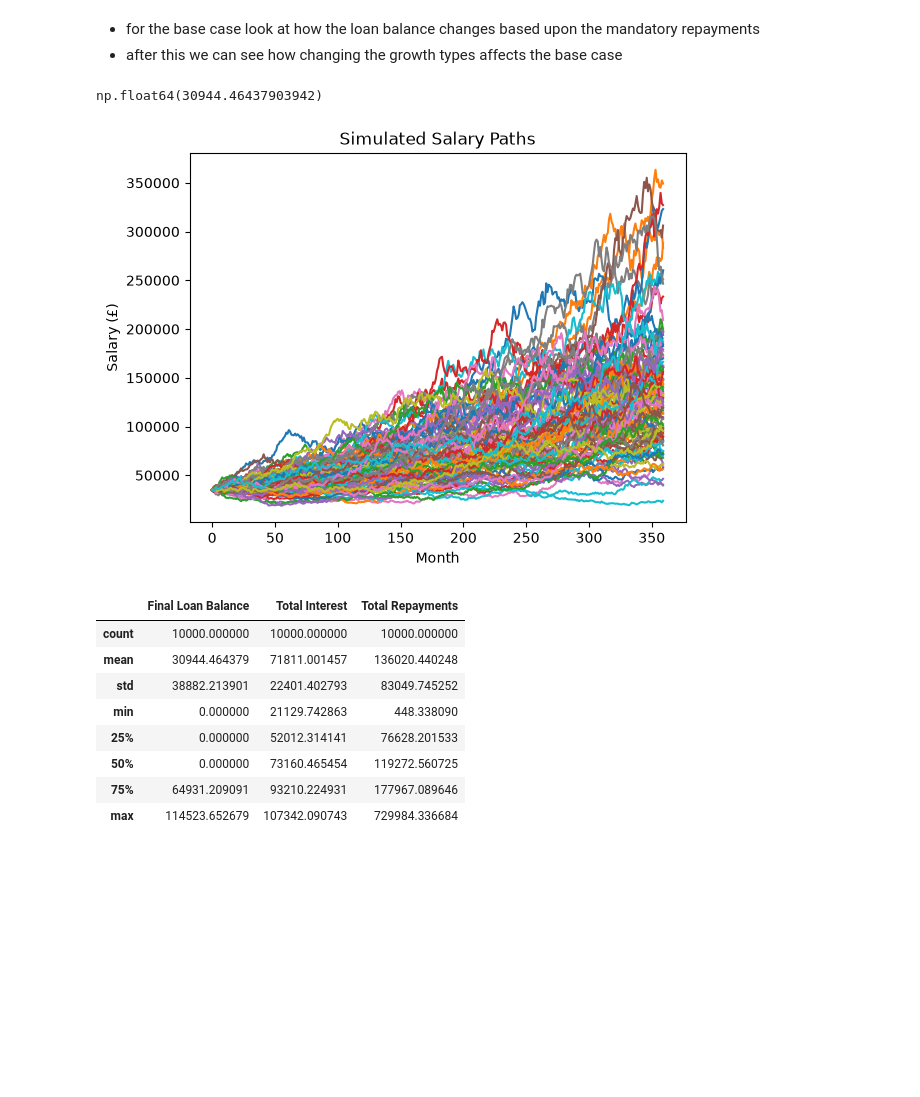
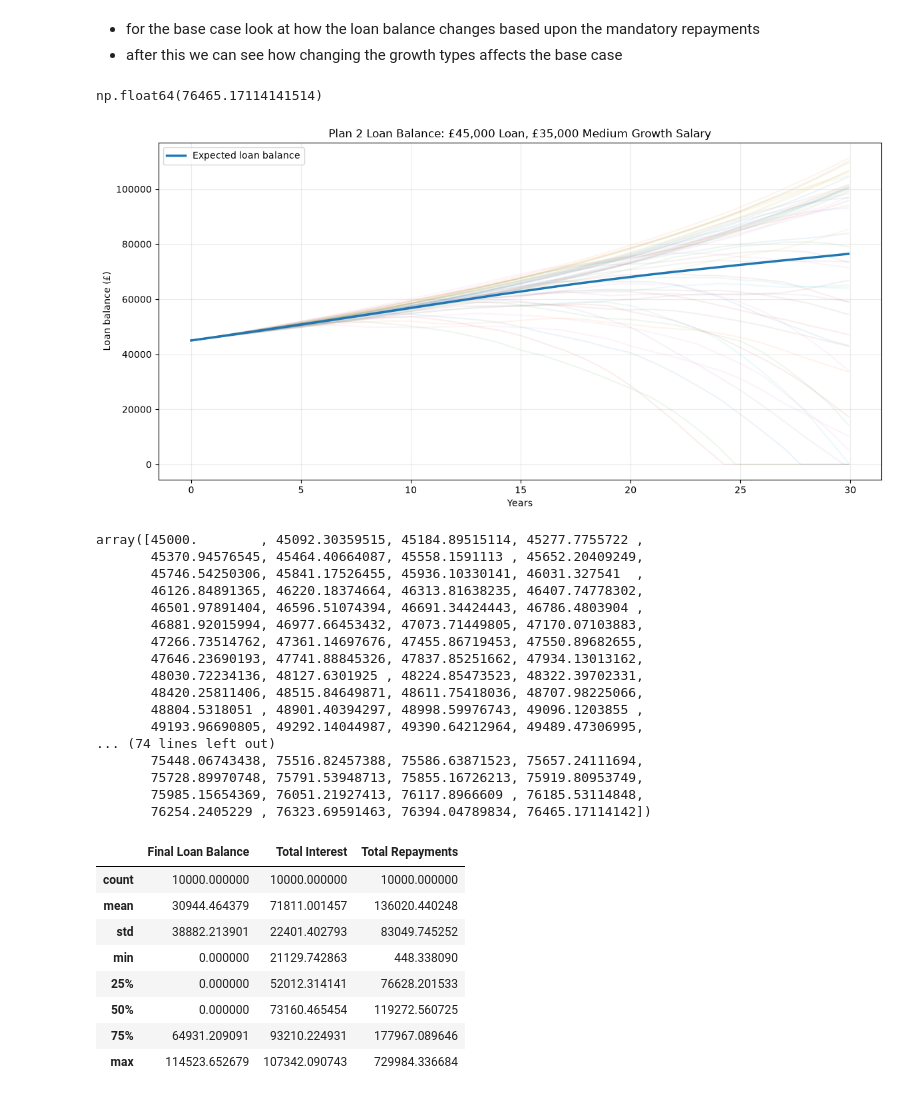
Before and after one commit to j-cwpr/quant-slc-hedging, a Jupyter notebook: src/quant_slc_hedging/notebooks/base_case_sim.ipynb, the cells around one changed output. Cells and saved outputs as stored; diff of their text form; code cells hidden in the pictures; blank space fills up the shorter version.

```diff
--- a/src/quant_slc_hedging/notebooks/base_case_sim.ipynb
+++ b/src/quant_slc_hedging/notebooks/base_case_sim.ipynb
@@ -26,26 +28,70 @@ loan_config = LoanModelInputs(
     remaining_loan_term_months=12*years_remaining
 )
 rng = np.random.default_rng(seed)
-salary_model = SalaryModel(salary_config, rng)
+salary_model = SalaryModel(
+    config=salary_config,
+    rng_gen=rng,
+    freq="annual"
+)
 loan_model = LoanModel(loan_config)
 salary_paths = salary_model.generate_salary_paths(n_paths=n_paths, n_months=years_remaining * 12)
 loan_result = loan_model.generate_loan_paths(salary_paths=salary_paths)
 # %%
 np.mean(loan_result.loan_balance[:, -1], axis=0)
 # %% [output]
-np.float64(30944.46437903942)
+np.float64(76465.17114141514)
+# %%
+loan_paths = loan_result.loan_balance
+
+# Mean across Monte Carlo paths
+mean_loan_balance = loan_paths.mean(axis=0)
+
+months = np.arange(loan_paths.shape[1])
+years = months / 12
+
+plt.figure(figsize=(12, 6))
+
+# Show a sample of individual paths
+for path in loan_paths[:50]:
+    plt.plot(years, path, alpha=0.08)
+
+# Expected loan balance
+plt.plot(
+    years,
+    mean_loan_balance,
+    linewidth=2.5,
+    label="Expected loan balance"
+)
+
+plt.xlabel("Years")
+plt.ylabel("Loan balance (£)")
+plt.title("Plan 2 Loan Balance: £45,000 Loan, £35,000 Medium Growth Salary")
+plt.grid(alpha=0.25)
+plt.legend()
+plt.tight_layout()
+plt.show()
+# %% [output]
+[figure, added]
 # %%
-import matplotlib.pyplot as plt
-
-for path in salary_paths[:100]:
-    plt.plot(path)
-
-plt.xlabel("Month")
-plt.ylabel("Salary (£)")
-plt.title("Simulated Salary Paths")
-plt.show()
+loan_result.loan_balance.mean(axis=0)
 # %% [output]
-[figure, removed]
+array([45000.        , 45092.30359515, 45184.89515114, 45277.7755722 ,
+       45370.94576545, 45464.40664087, 45558.1591113 , 45652.20409249,
+       45746.54250306, 45841.17526455, 45936.10330141, 46031.327541  ,
+       46126.84891365, 46220.18374664, 46313.81638235, 46407.74778302,
+       46501.97891404, 46596.51074394, 46691.34424443, 46786.4803904 ,
+       46881.92015994, 46977.66453432, 47073.71449805, 47170.07103883,
+       47266.73514762, 47361.14697676, 47455.86719453, 47550.89682655,
+       47646.23690193, 47741.88845326, 47837.85251662, 47934.13013162,
+       48030.72234136, 48127.6301925 , 48224.85473523, 48322.39702331,
+       48420.25811406, 48515.84649871, 48611.75418036, 48707.98225066,
+       48804.5318051 , 48901.40394297, 48998.59976743, 49096.1203855 ,
+       49193.96690805, 49292.14044987, 49390.64212964, 49489.47306995,
+... (74 lines left out)
+       75448.06743438, 75516.82457388, 75586.63871523, 75657.24111694,
+       75728.89970748, 75791.53948713, 75855.16726213, 75919.80953749,
+       75985.15654369, 76051.21927413, 76117.8966609 , 76185.53114848,
+       76254.2405229 , 76323.69591463, 76394.04789834, 76465.17114142])
 # %%
 p10 = np.percentile(salary_paths, 10, axis=0)
 p50 = np.percentile(salary_paths, 50, axis=0)
```
Also changed, not shown: parts of 2 cells of this notebook, 12 other files.
